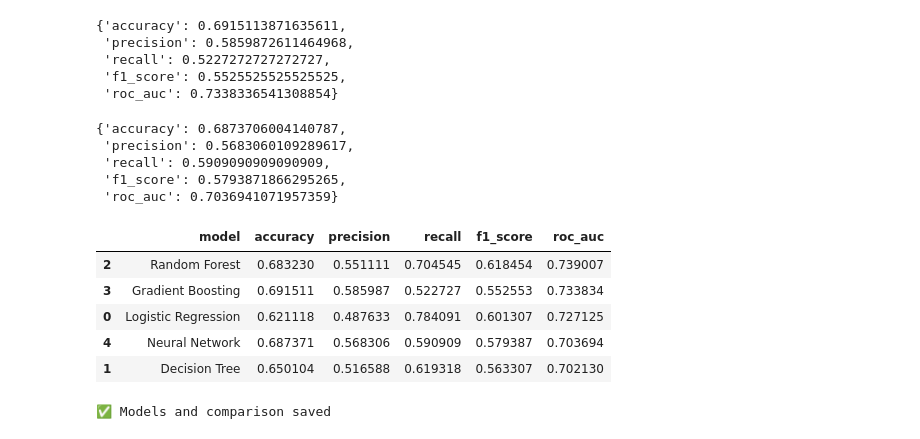
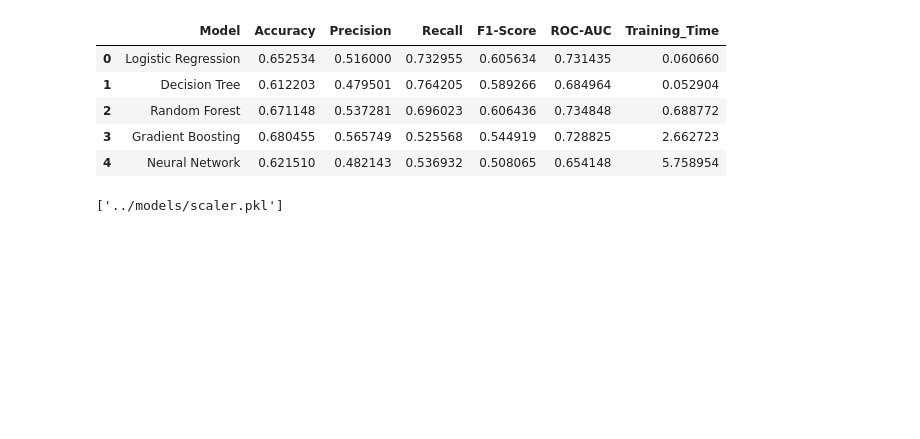
Before and after one commit to vinay-gupta-kandula/ecommerce-churn-prediction, a Jupyter notebook: notebooks/05_advanced_models.ipynb, the cells around one changed output. Saved outputs shown, nothing was run; the diff lists cells and outputs as text; code cells hidden in the pictures; blank space fills up the shorter version.

Commit message:
feat: update final models, cross-validation results, and submission metadata

```diff
--- a/notebooks/05_advanced_models.ipynb
+++ b/notebooks/05_advanced_models.ipynb
@@ -72,12 +239,13 @@ baseline_metrics
 # %%
+start = time.time()
+
 dt = DecisionTreeClassifier(
     max_depth=6,
     min_samples_leaf=20,
     class_weight="balanced",
     random_state=42
 )
-
 dt.fit(X_train, y_train)
 
-dt_metrics = evaluate_model(dt, X_val, y_val)
-dt_metrics
+dt_metrics = evaluate(dt, X_val, y_val)
+dt_time = time.time() - start
@@ -90,4 +252,6 @@ dt_metrics
 # %%
+start = time.time()
+
 rf = RandomForestClassifier(
     n_estimators=200,
     max_depth=8,
@@ -96,8 +260,7 @@ rf = RandomForestClassifier(
     random_state=42,
     n_jobs=-1
 )
-
 rf.fit(X_train, y_train)
 
-rf_metrics = evaluate_model(rf, X_val, y_val)
-rf_metrics
+rf_metrics = evaluate(rf, X_val, y_val)
+rf_time = time.time() - start
@@ -110,61 +281,57 @@ rf_metrics
 # %%
+start = time.time()
+
 gb = GradientBoostingClassifier(
     n_estimators=200,
     learning_rate=0.05,
     max_depth=3,
     random_state=42
 )
-
 gb.fit(X_train, y_train)
 
-gb_metrics = evaluate_model(gb, X_val, y_val)
-gb_metrics
+gb_metrics = evaluate(gb, X_val, y_val)
+gb_time = time.time() - start
-# %% [output]
-{'accuracy': 0.6915113871635611,
- 'precision': 0.5859872611464968,
- 'recall': 0.5227272727272727,
- 'f1_score': 0.5525525525525525,
- 'roc_auc': 0.7338336541308854}
 # %%
+start = time.time()
+
 nn = MLPClassifier(
     hidden_layer_sizes=(64, 32),
     max_iter=500,
     random_state=42
 )
-
 nn.fit(X_train, y_train)
 
-nn_metrics = evaluate_model(nn, X_val, y_val)
-nn_metrics
+nn_metrics = evaluate(nn, X_val, y_val)
+nn_time = time.time() - start
-# %% [output]
-{'accuracy': 0.6873706004140787,
- 'precision': 0.5683060109289617,
- 'recall': 0.5909090909090909,
- 'f1_score': 0.5793871866295265,
- 'roc_auc': 0.7036941071957359}
 # %%
 model_comparison = pd.DataFrame([
-    {"model": "Logistic Regression", **baseline_metrics},
-    {"model": "Decision Tree", **dt_metrics},
-    {"model": "Random Forest", **rf_metrics},
-    {"model": "Gradient Boosting", **gb_metrics},
-    {"model": "Neural Network", **nn_metrics}
+    ["Logistic Regression", *log_metrics.values(), log_time],
+    ["Decision Tree", *dt_metrics.values(), dt_time],
+    ["Random Forest", *rf_metrics.values(), rf_time],
+    ["Gradient Boosting", *gb_metrics.values(), gb_time],
+    ["Neural Network", *nn_metrics.values(), nn_time]
+], columns=[
+    "Model", "Accuracy", "Precision", "Recall",
+    "F1-Score", "ROC-AUC", "Training_Time"
 ])
 
-model_comparison.sort_values("roc_auc", ascending=False)
+model_comparison
 # %% [output]
-|  | model | accuracy | precision | recall | f1_score | roc_auc |
-| 2 | Random Forest | 0.683230 | 0.551111 | 0.704545 | 0.618454 | 0.739007 |
-| 3 | Gradient Boosting | 0.691511 | 0.585987 | 0.522727 | 0.552553 | 0.733834 |
-| 0 | Logistic Regression | 0.621118 | 0.487633 | 0.784091 | 0.601307 | 0.727125 |
-| 4 | Neural Network | 0.687371 | 0.568306 | 0.590909 | 0.579387 | 0.703694 |
-| 1 | Decision Tree | 0.650104 | 0.516588 | 0.619318 | 0.563307 | 0.702130 |
+|  | Model | Accuracy | Precision | Recall | F1-Score | ROC-AUC | Training_Time |
+| 0 | Logistic Regression | 0.652534 | 0.516000 | 0.732955 | 0.605634 | 0.731435 | 0.060660 |
+| 1 | Decision Tree | 0.612203 | 0.479501 | 0.764205 | 0.589266 | 0.684964 | 0.052904 |
+| 2 | Random Forest | 0.671148 | 0.537281 | 0.696023 | 0.606436 | 0.734848 | 0.688772 |
+| 3 | Gradient Boosting | 0.680455 | 0.565749 | 0.525568 | 0.544919 | 0.728825 | 2.662723 |
+| 4 | Neural Network | 0.621510 | 0.482143 | 0.536932 | 0.508065 | 0.654148 | 5.758954 |
 # %%
-model_comparison.to_csv("../data/processed/model_comparison.csv", index=False)
+model_comparison.to_csv("../models/model_comparison.csv", index=False)
 
-joblib.dump(gb, "../models/best_model.pkl")
+joblib.dump(log_reg, "../models/logistic_regression.pkl")
+joblib.dump(dt, "../models/decision_tree.pkl")
+joblib.dump(rf, "../models/random_forest.pkl")
+joblib.dump(gb, "../models/gradient_boosting.pkl")
+joblib.dump(nn, "../models/neural_network.pkl")
 joblib.dump(imputer, "../models/imputer.pkl")
-
-print("✅ Models and comparison saved")
+joblib.dump(scaler, "../models/scaler.pkl")
 # %% [output]
-✅ Models and comparison saved
+['../models/scaler.pkl']
```
Also changed, not shown: parts of 21 cells of this notebook, 5 other files.
